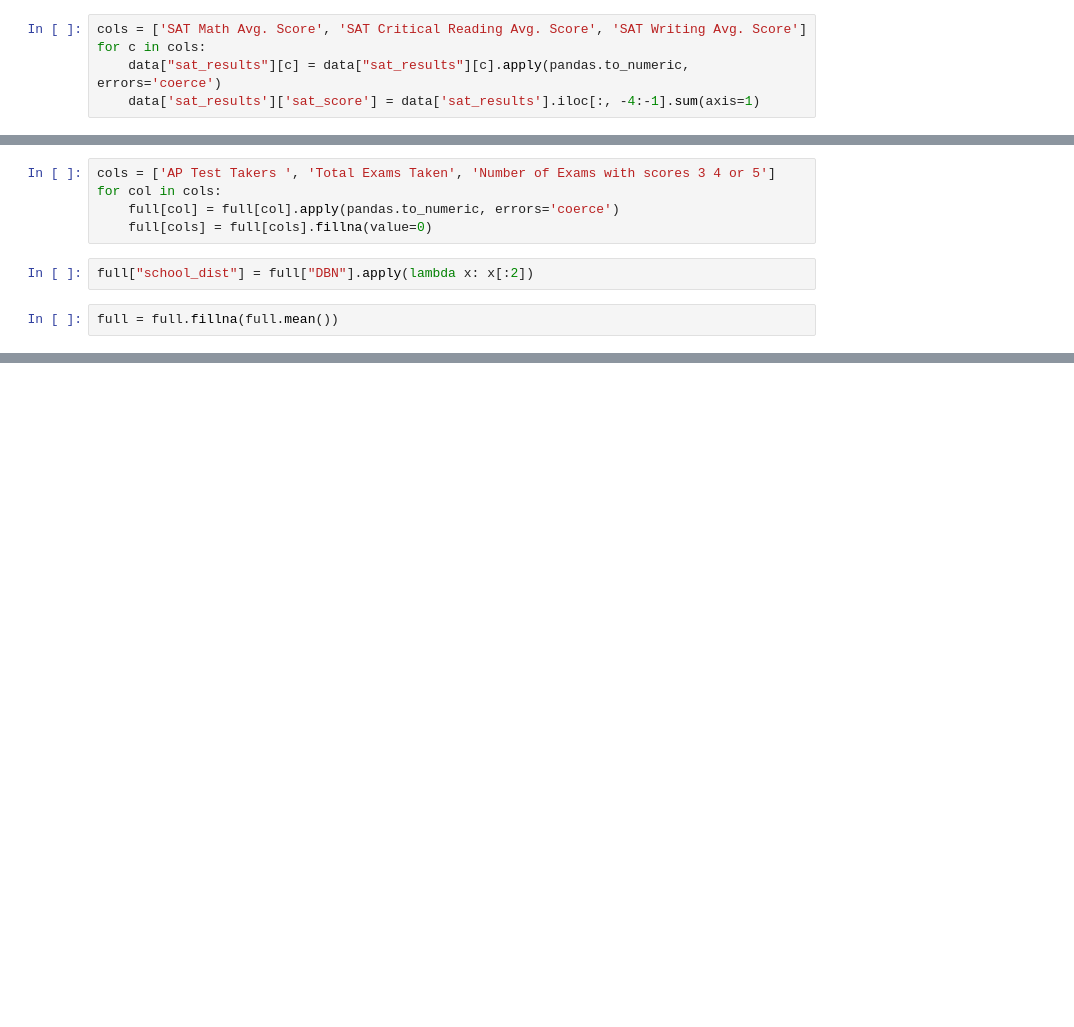
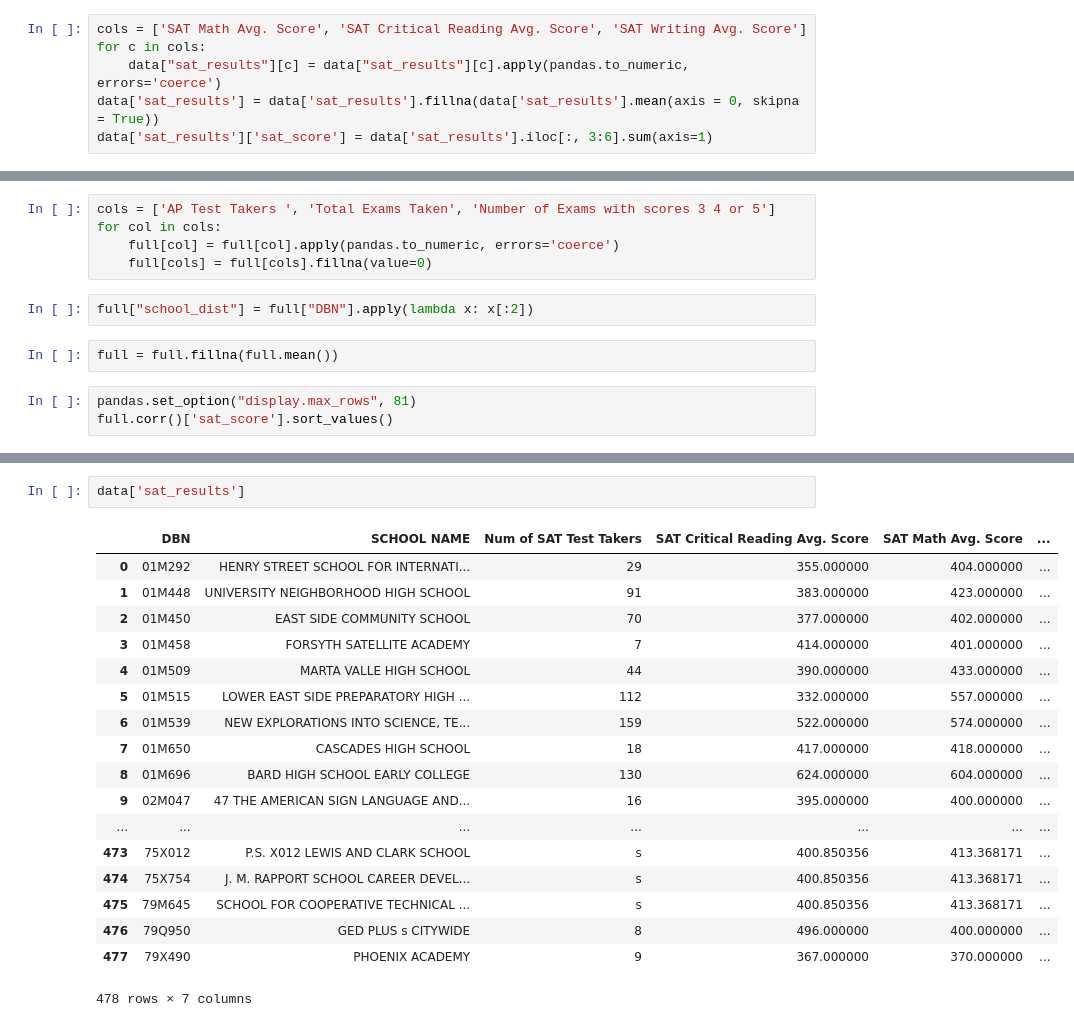
Before and after one commit to jharemza/NYC_SAT_data_analysis, a Jupyter notebook: NYC_SAT_data_project.ipynb, the cells around one changed output, grey strips where cells are left out. Cells and saved outputs as stored; diff of their text form; blank space fills up the shorter version.

```diff
--- a/NYC_SAT_data_project.ipynb
+++ b/NYC_SAT_data_project.ipynb
@@ -134,7 +134,8 @@ data["graduation"] = data["graduation"][data["graduation"]["Demographic"] == "To
 cols = ['SAT Math Avg. Score', 'SAT Critical Reading Avg. Score', 'SAT Writing Avg. Score']
 for c in cols:
     data["sat_results"][c] = data["sat_results"][c].apply(pandas.to_numeric, errors='coerce')
-    data['sat_results']['sat_score'] = data['sat_results'].iloc[:, -4:-1].sum(axis=1)
+data['sat_results'] = data['sat_results'].fillna(data['sat_results'].mean(axis = 0, skipna = True))
+data['sat_results']['sat_score'] = data['sat_results'].iloc[:, 3:6].sum(axis=1)
 # %%
 data["hs_directory"]['lat'] = data["hs_directory"]['Location 1'].apply(lambda x: x.split("\n")[-1].replace("(", "").replace(")", "").split(", ")[0])
 data["hs_directory"]['lon'] = data["hs_directory"]['Location 1'].apply(lambda x: x.split("\n")[-1].replace("(", "").replace(")", "").split(", ")[1])
@@ -203,3 +204,6 @@ for col in cols:
 full["school_dist"] = full["DBN"].apply(lambda x: x[:2])
 # %%
 full = full.fillna(full.mean())
+# %%
+pandas.set_option("display.max_rows", 81)
+full.corr()['sat_score'].sort_values()
@@ -205,0 +249,21 @@ full = full.fillna(full.mean())
+# %%
+data['sat_results']
+# %% [output]
+|  | DBN | SCHOOL NAME | Num of SAT Test Takers | SAT Critical Reading Avg. Score | SAT Math Avg. Score | ... |
+| 0 | 01M292 | HENRY STREET SCHOOL FOR INTERNATI... | 29 | 355.000000 | 404.000000 | ... |
+| 1 | 01M448 | UNIVERSITY NEIGHBORHOOD HIGH SCHOOL | 91 | 383.000000 | 423.000000 | ... |
+| 2 | 01M450 | EAST SIDE COMMUNITY SCHOOL | 70 | 377.000000 | 402.000000 | ... |
+| 3 | 01M458 | FORSYTH SATELLITE ACADEMY | 7 | 414.000000 | 401.000000 | ... |
+| 4 | 01M509 | MARTA VALLE HIGH SCHOOL | 44 | 390.000000 | 433.000000 | ... |
+| 5 | 01M515 | LOWER EAST SIDE PREPARATORY HIGH ... | 112 | 332.000000 | 557.000000 | ... |
+| 6 | 01M539 | NEW EXPLORATIONS INTO SCIENCE, TE... | 159 | 522.000000 | 574.000000 | ... |
+| 7 | 01M650 | CASCADES HIGH SCHOOL | 18 | 417.000000 | 418.000000 | ... |
+| 8 | 01M696 | BARD HIGH SCHOOL EARLY COLLEGE | 130 | 624.000000 | 604.000000 | ... |
+| 9 | 02M047 | 47 THE AMERICAN SIGN LANGUAGE AND... | 16 | 395.000000 | 400.000000 | ... |
+| ... | ... | ... | ... | ... | ... | ... |
+| 473 | 75X012 | P.S. X012 LEWIS AND CLARK SCHOOL | s | 400.850356 | 413.368171 | ... |
+| 474 | 75X754 | J. M. RAPPORT SCHOOL CAREER DEVEL... | s | 400.850356 | 413.368171 | ... |
+| 475 | 79M645 | SCHOOL FOR COOPERATIVE TECHNICAL ... | s | 400.850356 | 413.368171 | ... |
+| 476 | 79Q950 | GED PLUS s CITYWIDE | 8 | 496.000000 | 400.000000 | ... |
+| 477 | 79X490 | PHOENIX ACADEMY | 9 | 367.000000 | 370.000000 | ... |
+478 rows × 7 columns
```
Also changed, not shown: parts of 2 cells of this notebook.
